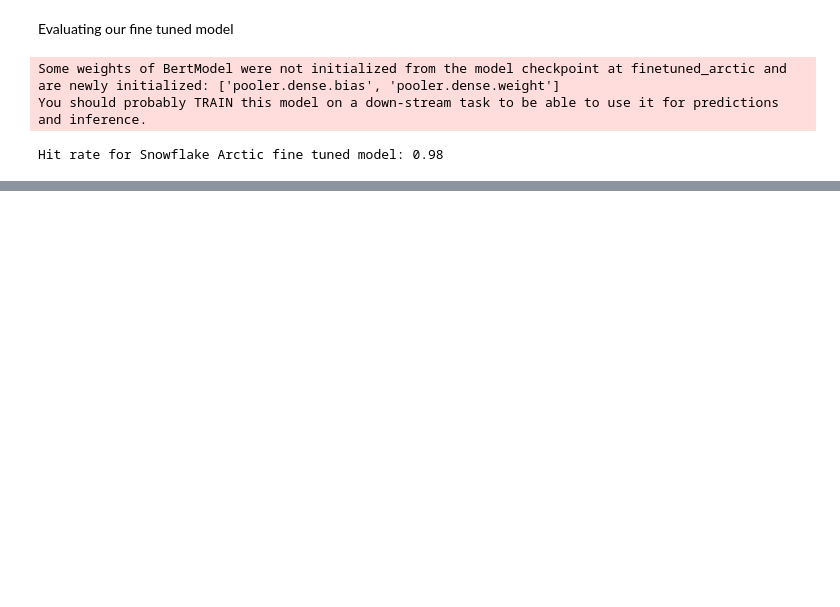
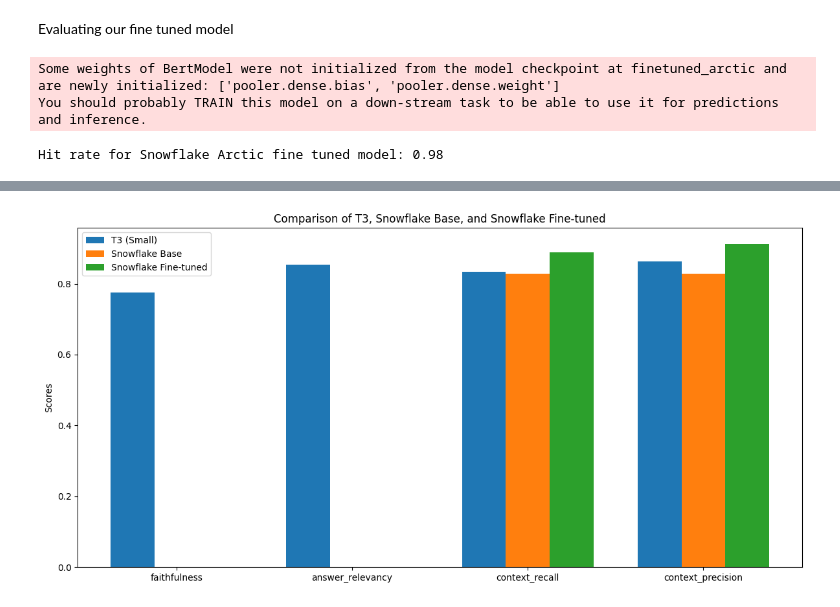
Before and after one commit to nitin-ng/AIE4, a Jupyter notebook: Midterm/midterm_assignment.ipynb, the cells around one changed output, grey strips where cells are left out. Saved outputs shown, nothing was run; the diff lists cells and outputs as text; code cells hidden in the pictures; blank space fills up the shorter version.

```diff
--- a/Midterm/midterm_assignment.ipynb
+++ b/Midterm/midterm_assignment.ipynb
@@ -877,0 +949,9 @@ Hit rate for Snowflake Arctic fine tuned model: 0.98
+# %%
+# Evaluate Snowflake Arctic base model
+snowflake_dataset = evaluate_model(test_dataset, setup_qdrant_snowflake)
+
+# Run Ragas evaluation
+snowflake_results = evaluate(snowflake_dataset, metrics)
+
+print("Results for Snowflake Arctic base model:")
+print(snowflake_results)
@@ -877,0 +961,9 @@ Hit rate for Snowflake Arctic fine tuned model: 0.98
+# %%
+# Evaluate fine-tuned model
+finetuned_dataset = evaluate_model(test_dataset, setup_qdrant_finetuned)
+
+# Run Ragas evaluation for fine-tuned model
+finetuned_results = evaluate(finetuned_dataset, metrics)
+
+print("Results for fine-tuned model:")
+print(finetuned_results)
@@ -877,0 +975,55 @@ Hit rate for Snowflake Arctic fine tuned model: 0.98
+# %%
+import pandas as pd
+
+# Assuming you have the results for each model stored in separate variables
+t3_results = results  # T3 (Text Embedding 3 - Small) results
+snowflake_base_results = snowflake_results  # Base Snowflake results
+snowflake_finetuned_results = finetuned_results  # Fine-tuned Snowflake results
+
+# Create DataFrames for each model
+df_t3 = pd.DataFrame(list(results1.items()), columns=['Metric', 'T3 (Small)'])
+df_snowflake_base = pd.DataFrame(list(snowflake_base_results.items()), columns=['Metric', 'Snowflake Base'])
+df_snowflake_finetuned = pd.DataFrame(list(snowflake_finetuned_results.items()), columns=['Metric', 'Snowflake Fine-tuned'])
+
+# Merge the DataFrames
+df_merged = pd.merge(df_t3, df_snowflake_base, on='Metric')
+df_merged = pd.merge(df_merged, df_snowflake_finetuned, on='Metric')
+
+# Calculate differences
+df_merged['T3 -> Snowflake Base'] = df_merged['Snowflake Base'] - df_merged['T3 (Small)']
+df_merged['T3 -> Snowflake Fine-tuned'] = df_merged['Snowflake Fine-tuned'] - df_merged['T3 (Small)']
+df_merged['Snowflake Base -> Fine-tuned'] = df_merged['Snowflake Fine-tuned'] - df_merged['Snowflake Base']
+
+# Reorder columns for better readability
+column_order = ['Metric', 'T3 (Small)', 'Snowflake Base', 'Snowflake Fine-tuned',
+                'T3 -> Snowflake Base', 'T3 -> Snowflake Fine-tuned', 'Snowflake Base -> Fine-tuned']
+df_merged = df_merged[column_order]
+
+# Display the results
+print(df_merged)
+
+# Optionally, you can also create a bar plot to visualize the comparison
+import matplotlib.pyplot as plt
+
+metrics = df_merged['Metric']
+t3_values = df_merged['T3 (Small)']
+snowflake_base_values = df_merged['Snowflake Base']
+snowflake_finetuned_values = df_merged['Snowflake Fine-tuned']
+
+x = range(len(metrics))
+width = 0.25
+
+fig, ax = plt.subplots(figsize=(12, 6))
+ax.bar(x, t3_values, width, label='T3 (Small)')
+ax.bar([i + width for i in x], snowflake_base_values, width, label='Snowflake Base')
+ax.bar([i + 2 * width for i in x], snowflake_finetuned_values, width, label='Snowflake Fine-tuned')
+
+ax.set_ylabel('Scores')
+ax.set_title('Comparison of T3, Snowflake Base, and Snowflake Fine-tuned')
+ax.set_xticks([i + width for i in x])
+ax.set_xticklabels(metrics)
+ax.legend()
+
+plt.tight_layout()
+plt.show()
+# %% [output]
@@ -877,0 +1047 @@ Hit rate for Snowflake Arctic fine tuned model: 0.98
+[figure, added]
```
Also changed, not shown: parts of 25 cells of this notebook.
